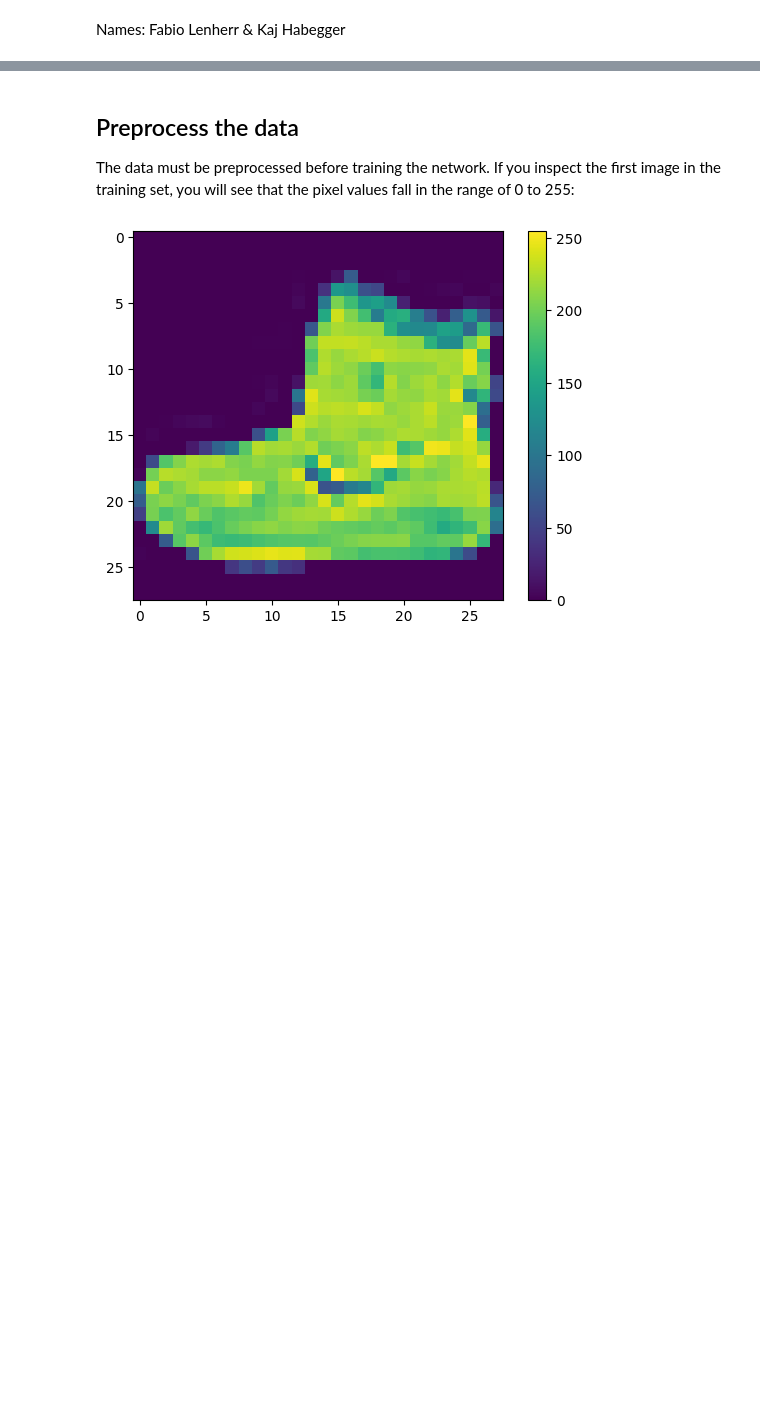
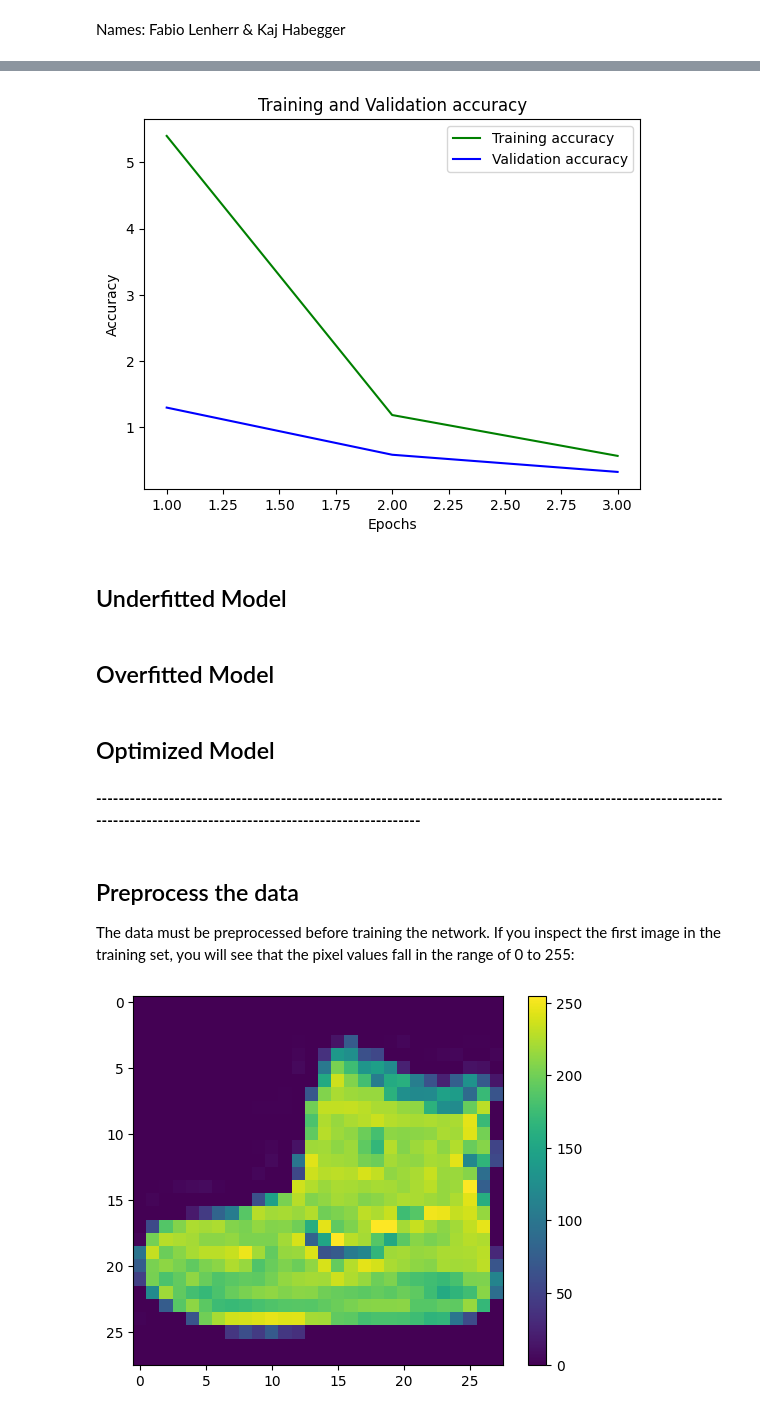
Before and after one commit to DashieTM/pokegpt, a Jupyter notebook: pokegpt.ipynb, the cells around one changed output, grey strips where cells are left out. Saved outputs shown, nothing was run; the diff lists cells and outputs as text; code cells hidden in the pictures; blank space fills up the shorter version.

```diff
--- a/pokegpt.ipynb
+++ b/pokegpt.ipynb
@@ -103,3 +179,22 @@ len(test_labels)
+# %%
+# Plotting training and validation accuracy
+plt.plot(epochs, loss, 'g', label='Training accuracy')
+plt.plot(epochs, val_loss, 'b', label='Validation accuracy')
+plt.title('Training and Validation accuracy')
+plt.xlabel('Epochs')
+plt.ylabel('Accuracy')
+plt.legend()
+plt.show()
+# %% [output]
+[figure, added]
+# %% [markdown]
+## Underfitted Model
+# %% [markdown]
+## Overfitted Model
+# %% [markdown]
+## Optimized Model
+# %% [markdown]
+**--------------------------------------------------------------------------------------------------------------------------------------------------------------------------**
 # %% [markdown]
 ## Preprocess the data
 
```
Also changed, not shown: parts of 35 cells of this notebook.
